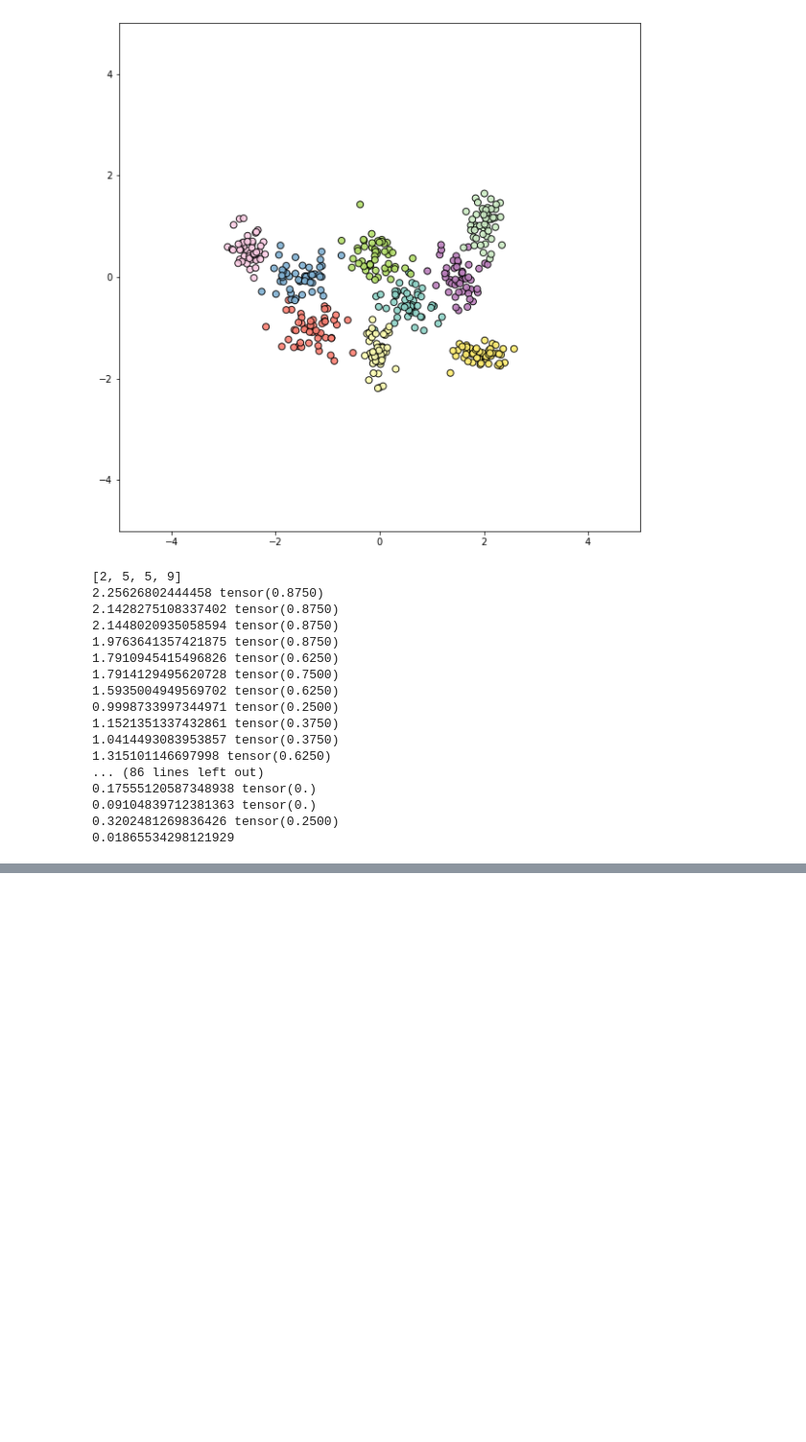
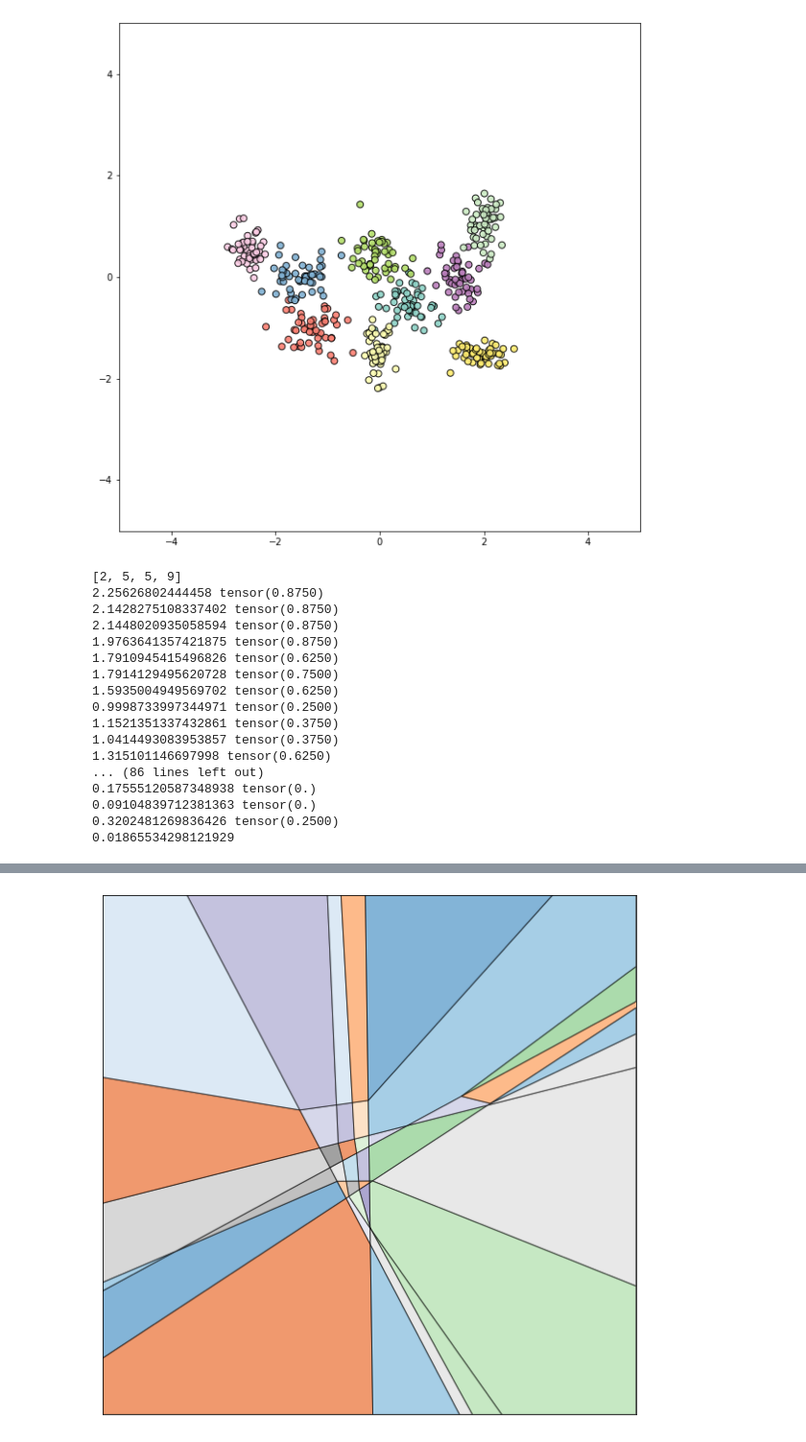
Before and after one commit to Kaleidophon/know-your-limits, a Jupyter notebook: multiclass_toy_uncertainty_polytopes.ipynb, the cells around one changed output, grey strips where cells are left out. Shown at 96% size. Saved outputs shown, nothing was run; the diff lists cells and outputs as text; code cells hidden in the pictures; blank space fills up the shorter version.

```diff
--- a/multiclass_toy_uncertainty_polytopes.ipynb
+++ b/multiclass_toy_uncertainty_polytopes.ipynb
@@ -337 +300,5 @@ polytope not plotted
+# %%
+plot_polytopes(polytopes, XY_LIM, FIGSIZE)
+# %% [output]
+[figure, added]
 # %%
```
Also changed, not shown: parts of 16 cells of this notebook.
